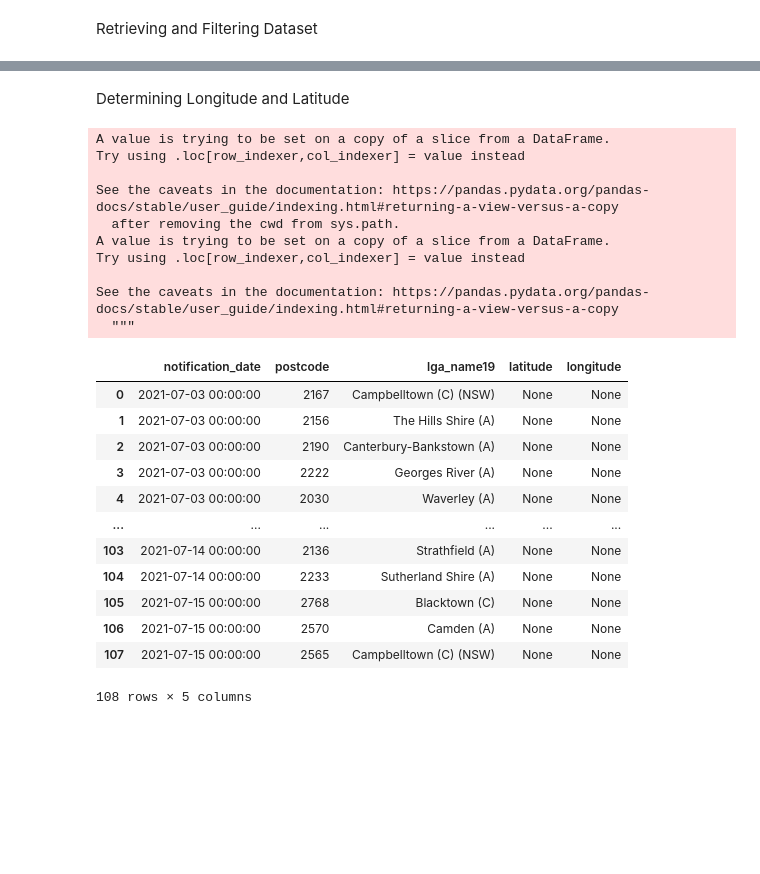
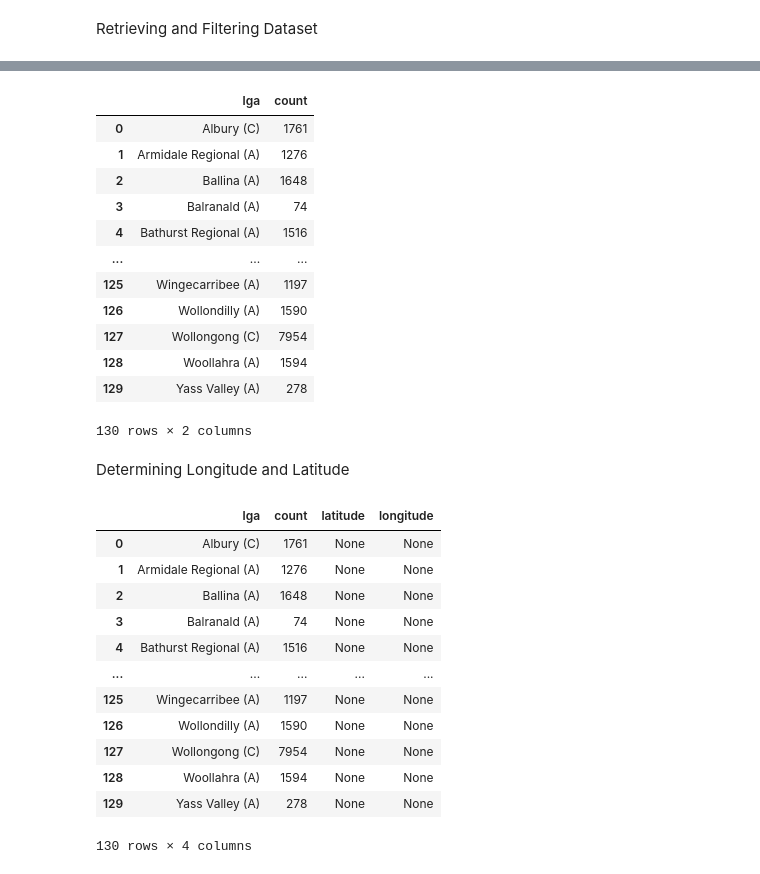
Before and after one commit to sameer-gupta01/Covid-Case-Vicinity-Checker, a Jupyter notebook: CovidCaseVicinity.ipynb, the cells around one changed output, grey strips where cells are left out. Drawn from its saved outputs; the diff is of its cells as text; code cells hidden in the pictures; blank space fills up the shorter version.

```diff
--- a/CovidCaseVicinity.ipynb
+++ b/CovidCaseVicinity.ipynb
@@ -73,3 +88,0 @@ working_data
-# %%
-working_data.drop_duplicates(subset=['postcode'], inplace=True)
-working_data
@@ -94,37 +114,49 @@ See the caveats in the documentation: https://pandas.pydata.org/pandas-docs/stab
+# %%
+test = working_data
+test = test.groupby("lga_name19")["lga_name19"].count()
+test.index.name = 'lga'
+test = test.reset_index()
+test = test.rename(columns={"lga_name19" : "count"})
+test
+# %% [output]
+|  | lga | count |
+| 0 | Albury (C) | 1761 |
+| 1 | Armidale Regional (A) | 1276 |
+| 2 | Ballina (A) | 1648 |
+| 3 | Balranald (A) | 74 |
+| 4 | Bathurst Regional (A) | 1516 |
+| ... | ... | ... |
+| 125 | Wingecarribee (A) | 1197 |
+| 126 | Wollondilly (A) | 1590 |
+| 127 | Wollongong (C) | 7954 |
+| 128 | Woollahra (A) | 1594 |
+| 129 | Yass Valley (A) | 278 |
+130 rows × 2 columns
 # %% [markdown]
 Determining Longitude and Latitude
 # %%
+working_data = test
 working_data.reset_index(drop=True, inplace=True)
 working_data
 
 working_data['latitude'] = None
 working_data['longitude'] = None
 
 working_data
 # %% [output]
+|  | lga | count | latitude | longitude |
+| 0 | Albury (C) | 1761 | None | None |
+| 1 | Armidale Regional (A) | 1276 | None | None |
+| 2 | Ballina (A) | 1648 | None | None |
+| 3 | Balranald (A) | 74 | None | None |
+| 4 | Bathurst Regional (A) | 1516 | None | None |
+| ... | ... | ... | ... | ... |
+| 125 | Wingecarribee (A) | 1197 | None | None |
+| 126 | Wollondilly (A) | 1590 | None | None |
+| 127 | Wollongong (C) | 7954 | None | None |
+| 128 | Woollahra (A) | 1594 | None | None |
+| 129 | Yass Valley (A) | 278 | None | None |
-A value is trying to be set on a copy of a slice from a DataFrame.
-Try using .loc[row_indexer,col_indexer] = value instead
-
-See the caveats in the documentation: https://pandas.pydata.org/pandas-docs/stable/user_guide/indexing.html#returning-a-view-versus-a-copy
-  after removing the cwd from sys.path.
-A value is trying to be set on a copy of a slice from a DataFrame.
-Try using .loc[row_indexer,col_indexer] = value instead
-
-See the caveats in the documentation: https://pandas.pydata.org/pandas-docs/stable/user_guide/indexing.html#returning-a-view-versus-a-copy
-  """
+130 rows × 4 columns
-|  | notification_date | postcode | lga_name19 | latitude | longitude |
-| 0 | 2021-07-03 00:00:00 | 2167 | Campbelltown (C) (NSW) | None | None |
-| 1 | 2021-07-03 00:00:00 | 2156 | The Hills Shire (A) | None | None |
-| 2 | 2021-07-03 00:00:00 | 2190 | Canterbury-Bankstown (A) | None | None |
-| 3 | 2021-07-03 00:00:00 | 2222 | Georges River (A) | None | None |
-| 4 | 2021-07-03 00:00:00 | 2030 | Waverley (A) | None | None |
-| ... | ... | ... | ... | ... | ... |
-| 103 | 2021-07-14 00:00:00 | 2136 | Strathfield (A) | None | None |
-| 104 | 2021-07-14 00:00:00 | 2233 | Sutherland Shire (A) | None | None |
-| 105 | 2021-07-15 00:00:00 | 2768 | Blacktown (C) | None | None |
-| 106 | 2021-07-15 00:00:00 | 2570 | Camden (A) | None | None |
-| 107 | 2021-07-15 00:00:00 | 2565 | Campbelltown (C) (NSW) | None | None |
-108 rows × 5 columns
 # %%
 base_url = 'https://nominatim.openstreetmap.org/search'
 
```
Also changed, not shown: parts of 15 cells of this notebook.
